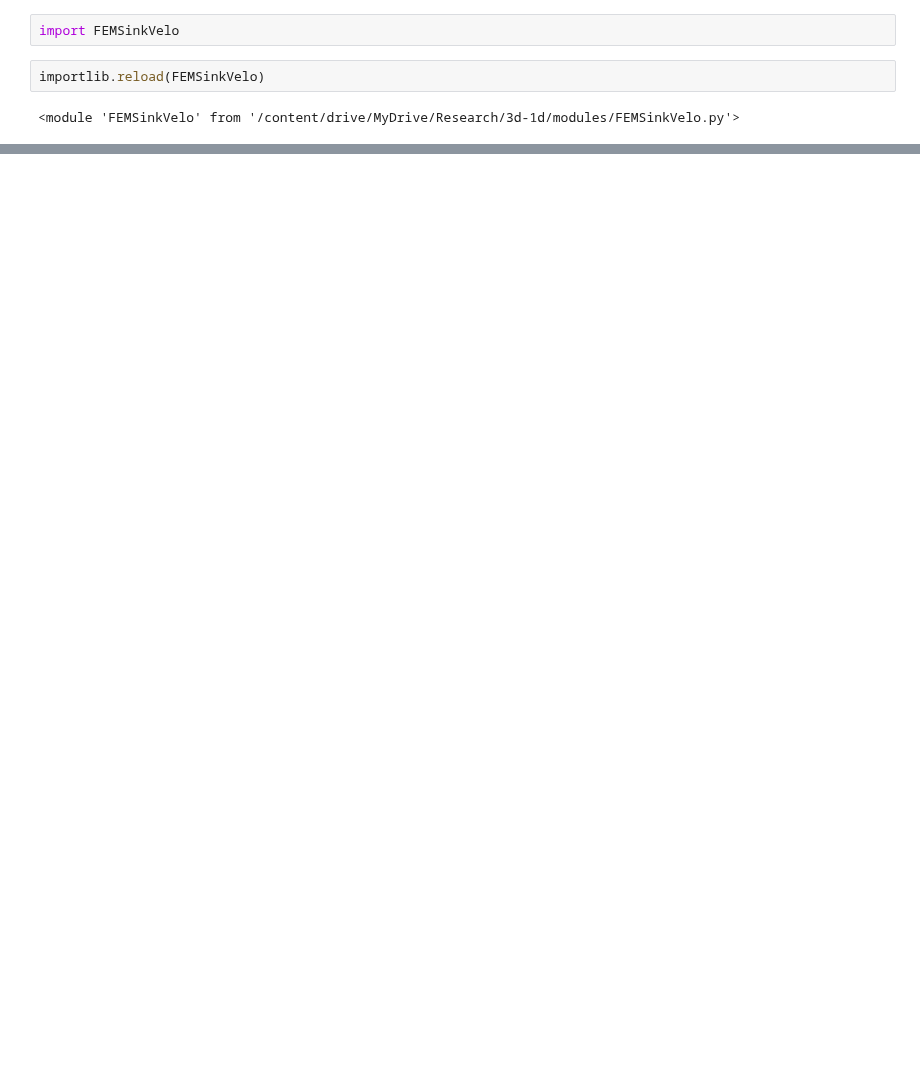
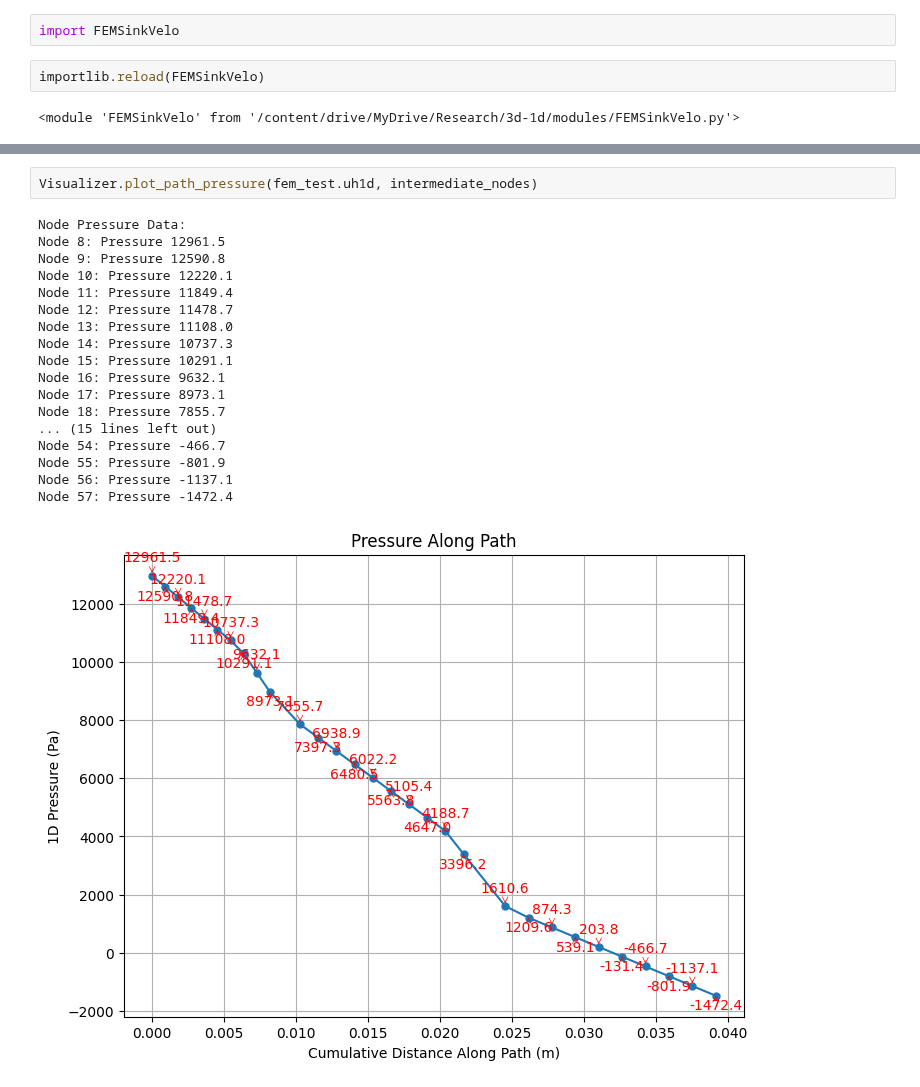
Before and after one commit to isosafrasaurus/multihepatic, a Jupyter notebook: 3D1D.ipynb, the cells around one changed output, grey strips where cells are left out. Saved outputs shown, nothing was run; the diff lists cells and outputs as text; blank space fills up the shorter version.

```diff
--- a/3D1D.ipynb
+++ b/3D1D.ipynb
@@ -203,3 +264,24 @@ Visualizer.Visualizer.plot(fem_test.uh1d, fem_test.uh3d, )
+# %%
+Visualizer.plot_path_pressure(fem_test.uh1d, intermediate_nodes)
+# %% [output]
+Node Pressure Data:
+Node 8: Pressure 12961.5
+Node 9: Pressure 12590.8
+Node 10: Pressure 12220.1
+Node 11: Pressure 11849.4
+Node 12: Pressure 11478.7
+Node 13: Pressure 11108.0
+Node 14: Pressure 10737.3
+Node 15: Pressure 10291.1
+Node 16: Pressure 9632.1
+Node 17: Pressure 8973.1
+Node 18: Pressure 7855.7
+... (15 lines left out)
+Node 54: Pressure -466.7
+Node 55: Pressure -801.9
+Node 56: Pressure -1137.1
+Node 57: Pressure -1472.4
+[figure, added]
 # %%
 print(fem_test.calculate_total_outflow())
 print(fem_test.calculate_1d_inflow())
```
Also changed, not shown: parts of 13 cells of this notebook.
